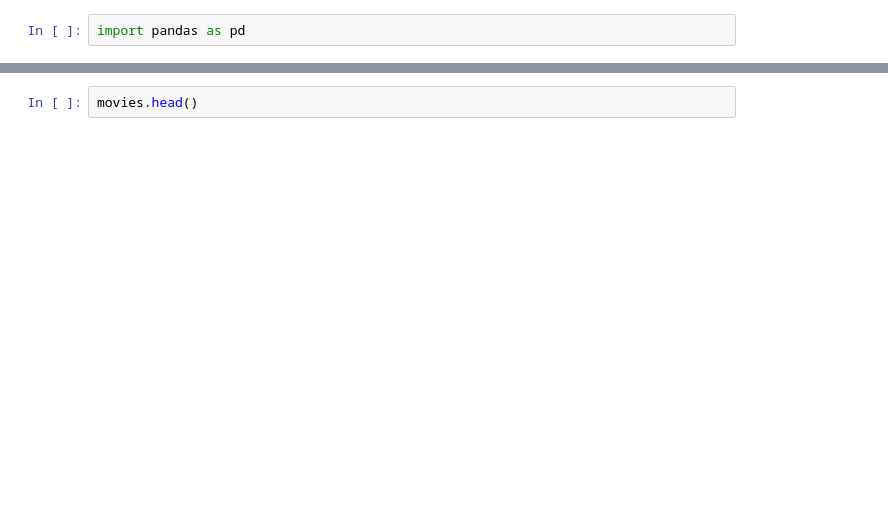
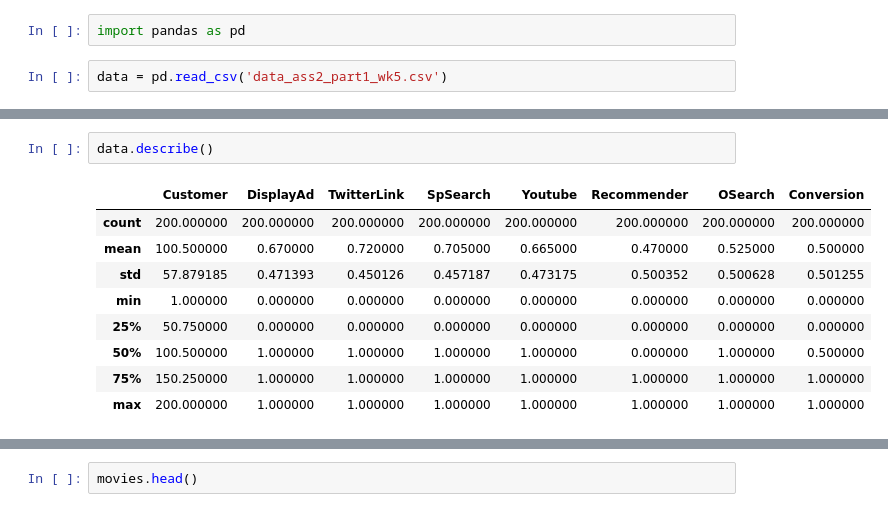
Before and after one commit to jonmardones/Building-a-Content-Based-Filtering-Movie-Recommendation-System, a Jupyter notebook: Building_a_Content_Based_Filtering_Movie_Recommendation_System.ipynb, the cells around one changed output, grey strips where cells are left out. Saved outputs shown, nothing was run; the diff lists cells and outputs as text; blank space fills up the shorter version.

```diff
--- a/Building_a_Content_Based_Filtering_Movie_Recommendation_System.ipynb
+++ b/Building_a_Content_Based_Filtering_Movie_Recommendation_System.ipynb
@@ -7,2 +3,4 @@
 # %%
 import pandas as pd
+# %%
+data = pd.read_csv('data_ass2_part1_wk5.csv')
@@ -8,0 +16,12 @@ import pandas as pd
+# %%
+data.describe()
+# %% [output]
+|  | Customer | DisplayAd | TwitterLink | SpSearch | Youtube | Recommender | OSearch | Conversion |
+| count | 200.000000 | 200.000000 | 200.000000 | 200.000000 | 200.000000 | 200.000000 | 200.000000 | 200.000000 |
+| mean | 100.500000 | 0.670000 | 0.720000 | 0.705000 | 0.665000 | 0.470000 | 0.525000 | 0.500000 |
+| std | 57.879185 | 0.471393 | 0.450126 | 0.457187 | 0.473175 | 0.500352 | 0.500628 | 0.501255 |
+| min | 1.000000 | 0.000000 | 0.000000 | 0.000000 | 0.000000 | 0.000000 | 0.000000 | 0.000000 |
+| 25% | 50.750000 | 0.000000 | 0.000000 | 0.000000 | 0.000000 | 0.000000 | 0.000000 | 0.000000 |
+| 50% | 100.500000 | 1.000000 | 1.000000 | 1.000000 | 1.000000 | 0.000000 | 1.000000 | 0.500000 |
+| 75% | 150.250000 | 1.000000 | 1.000000 | 1.000000 | 1.000000 | 1.000000 | 1.000000 | 1.000000 |
+| max | 200.000000 | 1.000000 | 1.000000 | 1.000000 | 1.000000 | 1.000000 | 1.000000 | 1.000000 |
```
Also changed, not shown: parts of 30 cells of this notebook.
